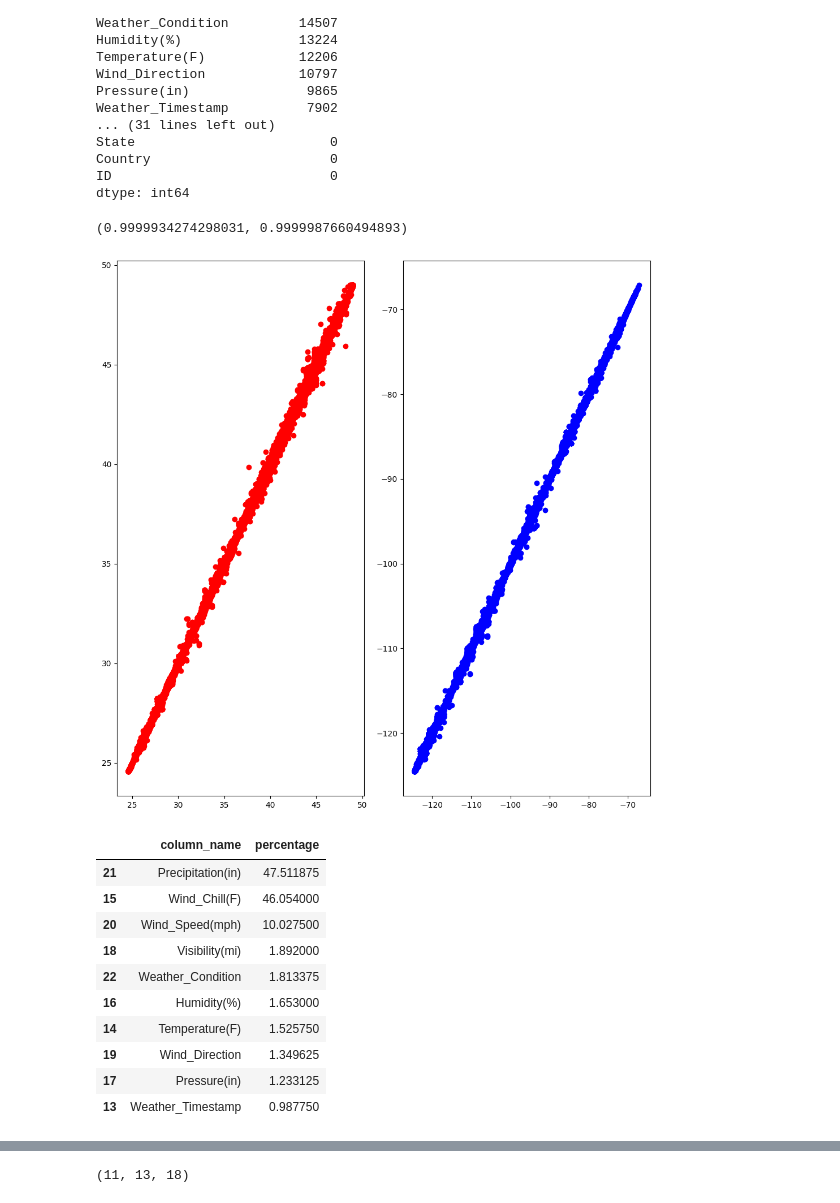
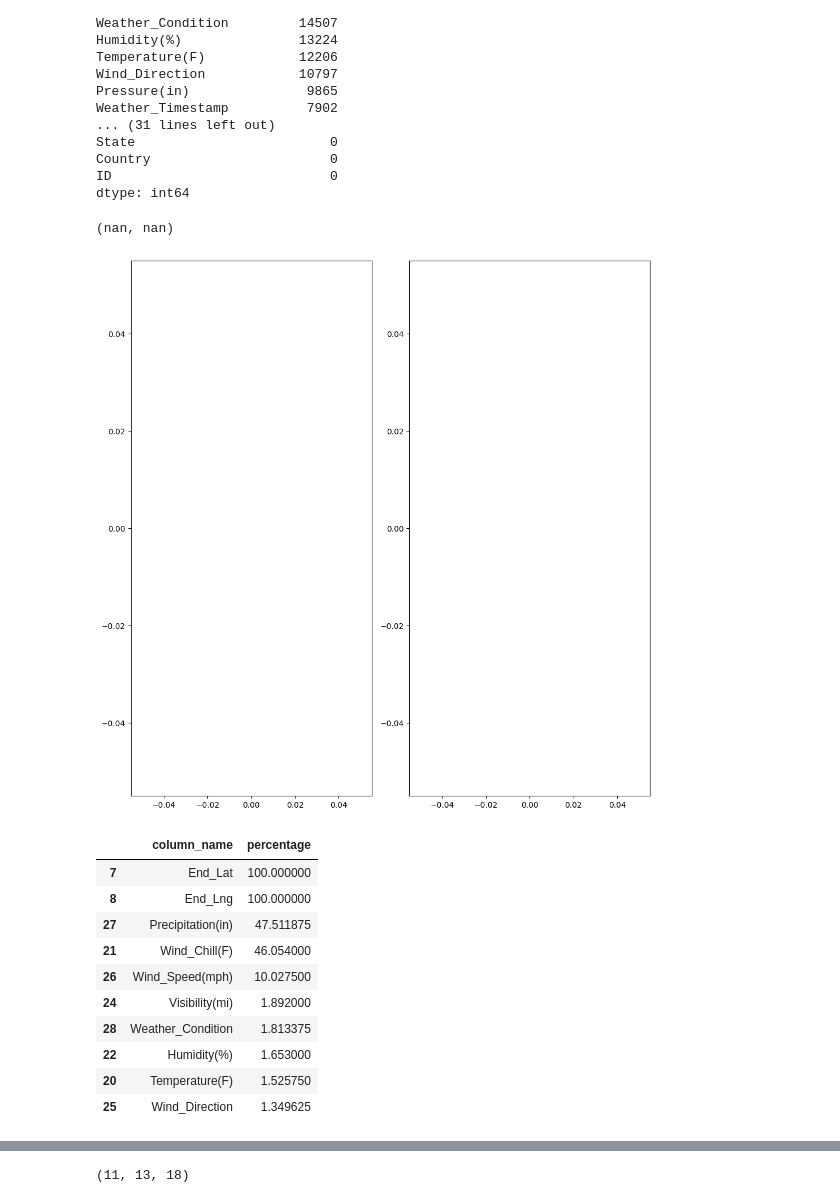
Before and after one commit to ARnoD0rian/classification-of-roads-accidients, a Jupyter notebook: main.ipynb, the cells around one changed output, grey strips where cells are left out. Drawn from its saved outputs; the diff is of its cells as text; code cells hidden in the pictures.

Commit message:
Fixed all dataset. Knn is used and showed result appeoximately 0.62

```diff
--- a/main.ipynb
+++ b/main.ipynb
@@ -17,5 +26,5 @@ from sklearn.preprocessing import LabelEncoder, OneHotEncoder
 # %%
-df = pd.read_csv(cfg["dataset"])[:10**6]
+df = pd.read_csv(cfg["dataset"])
 # %%
 df.head()
 # %% [output]
@@ -67,16 +72,16 @@ ID                            0
 dtype: int64
 # %%
 fig, axes = plt.subplots(1, 2, figsize=(10, 10))
-df_cor = df_train[['Start_Lat', 'End_Lat', 'Start_Lng', 'End_Lng']]
+df_cor = df[['Start_Lat', 'End_Lat', 'Start_Lng', 'End_Lng']]
 df_cor.dropna()
 axes[0].plot(df_cor['Start_Lat'], df_cor['End_Lat'], 'ro', linestyle="None")
 axes[1].plot(df_cor['Start_Lng'], df_cor['End_Lng'], 'bo', linestyle="None")
 fig.tight_layout()
 
-df_train['Start_Lat'].corr(df_train['End_Lat']), df_train['Start_Lng'].corr(df_train['End_Lng'])
+df['Start_Lat'].corr(df['End_Lat']), df['Start_Lng'].corr(df['End_Lng'])
 # %% [output]
-(0.9999934274298031, 0.9999987660494893)
+(nan, nan)
-[figure, old version]
+[figure, new version]
 # %%
 def add_column_mean_coordinate(start: pd.Series, end: pd.Series) -> pd.Series:
     fill_end = end.fillna(start)
@@ -90,18 +93,18 @@ df_train['Lng'] = add_column_mean_coordinate(df_train['Start_Lng'], df_train['En
 # %%
-nan_df = (df_train.isnull().mean() * 100).reset_index()
+nan_df = (df.isnull().mean() * 100).reset_index()
 nan_df.columns = ["column_name", "percentage"]
 nan_df.sort_values("percentage", ascending=False, inplace=True)
 nan_df.head(10)
 # %% [output]
 |  | column_name | percentage |
-| 21 | Precipitation(in) | 47.511875 |
-| 15 | Wind_Chill(F) | 46.054000 |
-| 20 | Wind_Speed(mph) | 10.027500 |
-| 18 | Visibility(mi) | 1.892000 |
-| 22 | Weather_Condition | 1.813375 |
-| 16 | Humidity(%) | 1.653000 |
-| 14 | Temperature(F) | 1.525750 |
-| 19 | Wind_Direction | 1.349625 |
-| 17 | Pressure(in) | 1.233125 |
-| 13 | Weather_Timestamp | 0.987750 |
+| 7 | End_Lat | 100.000000 |
+| 8 | End_Lng | 100.000000 |
+| 27 | Precipitation(in) | 47.511875 |
+| 21 | Wind_Chill(F) | 46.054000 |
+| 26 | Wind_Speed(mph) | 10.027500 |
+| 24 | Visibility(mi) | 1.892000 |
+| 28 | Weather_Condition | 1.813375 |
+| 22 | Humidity(%) | 1.653000 |
+| 20 | Temperature(F) | 1.525750 |
+| 25 | Wind_Direction | 1.349625 |
 # %%
```
Also changed, not shown: parts of 129 cells of this notebook, 3 other files.
